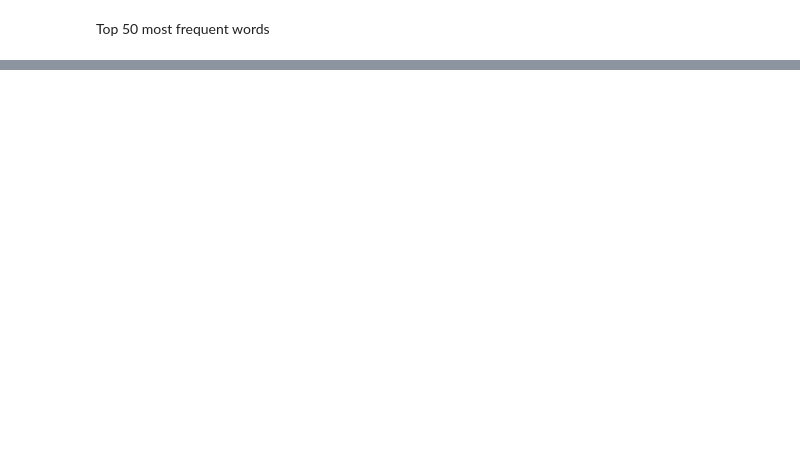
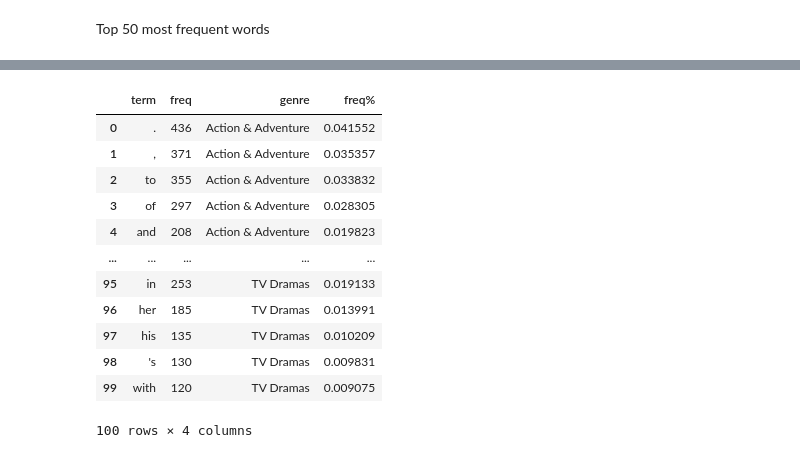
Before and after one commit to tao-pr/52-challenges, a Jupyter notebook: 029-classification-playground/classroom/Netflix.ipynb, the cells around one changed output, grey strips where cells are left out. Cells and saved outputs as stored; diff of their text form; code cells hidden in the pictures; blank space fills up the shorter version.

```diff
--- a/029-classification-playground/classroom/Netflix.ipynb
+++ b/029-classification-playground/classroom/Netflix.ipynb
@@ -149,0 +169,10 @@ All text from title and description are taken into account
+# %%
+def pos_tag(text):
+    negatives = ['DT']
+    return ' '.join([s.lower() for s,pos in \
+                     nltk.pos_tag(nltk.word_tokenize(text)) \
+                     if pos not in negatives])
+pos_tag = np.vectorize(pos_tag)
+dfDG.loc[:,'description-token'] = dfDG['description'].apply(pos_tag)
+dfDG.loc[:,'title-token'] = dfDG['title'].apply(pos_tag)
+dfDG[['title-token','description-token']]
@@ -150 +195,3 @@ All text from title and description are taken into account
+# %%
+dfDG.loc[:,'text'] = dfDG['title-token'] + dfDG['description-token']
 # %%
@@ -216,0 +229,3 @@ Length: 5839, dtype: object>
+# %%
+topgenres = dfGenres.value_counts()[:10].index.tolist()
+topgenres
@@ -216,0 +243,6 @@ Length: 5839, dtype: object>
+# %%
+dfGenreText = dfDG[['genre','text']]
+dfGenreText.loc[:,'text'] = dfGenreText['text'].str.split(' ')
+dfGenreText = dfGenreText.explode("genre").explode('text')
+dfGenreText = dfGenreText[dfGenreText['genre'].isin(topgenres)]
+dfGenreText[:3]
@@ -216,0 +259,24 @@ Length: 5839, dtype: object>
+# %%
+top_words_genre = []
+for genre, df in dfGenreText.groupby('genre'):
+    top = df['text'].value_counts()[:10].reset_index()
+    top.columns = ['term','freq']
+    top.loc[:,'genre'] = genre
+    top.loc[:,'freq%'] = top['freq']/float(len(df))
+    top_words_genre.append(top)
+dfTopGenreWords = pd.concat(top_words_genre, ignore_index=True)
+dfTopGenreWords
+# %% [output]
+|  | term | freq | genre | freq% |
+| 0 | . | 436 | Action & Adventure | 0.041552 |
+| 1 | , | 371 | Action & Adventure | 0.035357 |
+| 2 | to | 355 | Action & Adventure | 0.033832 |
+| 3 | of | 297 | Action & Adventure | 0.028305 |
+| 4 | and | 208 | Action & Adventure | 0.019823 |
+| ... | ... | ... | ... | ... |
+| 95 | in | 253 | TV Dramas | 0.019133 |
+| 96 | her | 185 | TV Dramas | 0.013991 |
+| 97 | his | 135 | TV Dramas | 0.010209 |
+| 98 | 's | 130 | TV Dramas | 0.009831 |
+| 99 | with | 120 | TV Dramas | 0.009075 |
+100 rows × 4 columns
```
Also changed, not shown: parts of 26 cells of this notebook.
